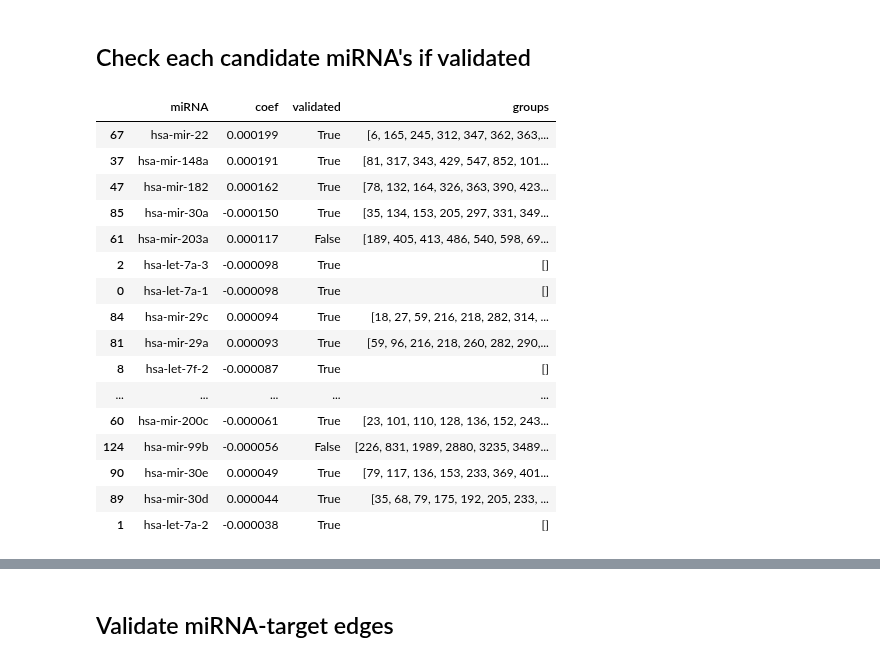
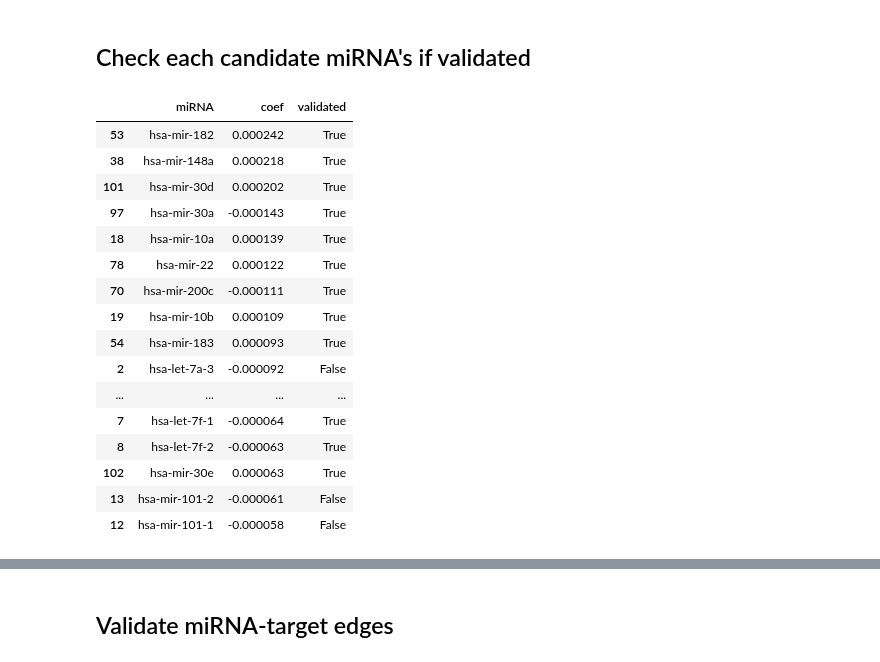
Before and after one commit to JonnyTran/microRNA-Lung-Cancer-Associations, a Jupyter notebook: notebooks/miRNA-gene_exp.ipynb, the cells around one changed output, grey strips where cells are left out. Saved outputs shown, nothing was run; the diff lists cells and outputs as text; code cells hidden in the pictures.

```diff
--- a/notebooks/miRNA-gene_exp.ipynb
+++ b/notebooks/miRNA-gene_exp.ipynb
@@ -159,13 +195,13 @@ miRNAs_in_MTDN 243
 # %%
 from sklearn.model_selection import train_test_split
 
-X, y = tgca_luad.make_dataset(dataset='miRNA', normal_tumor='both', normal_matched=True, mirna_gene_matched=False,
+X, y = tgca_luad.make_dataset(dataset='miRNA', normal_tumor='both', normal_matched=False, mirna_gene_matched=False,
                               pathologic_stages=['normal', 'Stage I', 'Stage II', 'Stage III', 'Stage IV'],
                               label_mapping={'normal': -1, 'Stage I': 1, 'Stage II': 1, 'Stage III': 1, 'Stage IV': 1})
 
 X_multi, y_multi = tgca_luad.make_dataset(dataset='miRNA', normal_tumor='both', normal_matched=False, mirna_gene_matched=False,
                               pathologic_stages=['normal', 'Stage I', 'Stage II', 'Stage III', 'Stage IV'],
-                                          label_mapping={'normal': 0, 'Stage I': 1, 'Stage II': 2, 'Stage III': 3, 'Stage IV': 4})
+                                          label_mapping={'normal': 0, 'Stage I': 1, 'Stage II': 2, 'Stage III': 2, 'Stage IV': 2})
 
 X_train, X_test, Y_train, Y_test = \
     train_test_split(X, y, test_size=0.2, random_state=np.random.randint(0, 10000), stratify=y)
@@ -331,7 +389,16 @@ mir2disease_nsclc_miRNA_df.drop_duplicates(inplace=True)
 mir2disease_nsclc_miRNAs = mir2disease_nsclc_miRNA_df['miRNA'].unique()
 print "mir2disease_nsclc_miRNAs", mir2disease_nsclc_miRNAs.shape
 
-validating_miRNAs = HMDD_lung_neoplasm_miRNAs
+dbDEMC_df = pandas.read_table(os.path.join(ROOT_DIR, 'data/external/dbDEMC.txt'), delimiter='\t')
+dbDEMC_df = dbDEMC_df[dbDEMC_df['Cancer Type'] == 'lung cancer']
+dbDEMC_df = dbDEMC_df[dbDEMC_df['Cancer Subtype'] == 'lung adenocarcinoma']
+dbDEMC_df['miRNA ID'] = dbDEMC_df['miRNA ID'].str.lower()
+dbDEMC_df['miRNA ID'] = dbDEMC_df['miRNA ID'].str.replace("*", "")
+dbDEMC_df['miRNA ID'] = dbDEMC_df['miRNA ID'].str.replace("-3p.*|-5p.*", "")
+dbDEMC_luad_miRNAs = dbDEMC_df['miRNA ID'].unique()
+print 'dbDEMC_luad_miRNAs', len(dbDEMC_df['miRNA ID'].unique())
+
+validating_miRNAs = dbDEMC_luad_miRNAs
 # %% [output]
 HMDD_lung_neoplasm_miRNAs (157,)
 miRCancer_luad_miRNAs 27
@@ -384,26 +449,26 @@ pandas.DataFrame(models, columns=['method', 'no_selected', 'recall_rate', 'preci
 # %% [markdown]
 ## Check each candidate miRNA's if validated
 # %%
-candidate_miRNAs = sparse_group_l2.get_selected_miRNAs(mirna_list)
-candidate_miRNAs['validated'] = candidate_miRNAs.apply(lambda row: row['miRNA'] in HMDD_lung_neoplasm_miRNAs, axis=1)
-candidate_miRNAs['groups'] = candidate_miRNAs.apply(lambda row: network.find_miRNA_groups(row['miRNA']), axis=1)
+candidate_miRNAs = elastic_net.get_selected_miRNAs(tgca_luad.mirna_list)
+candidate_miRNAs['validated'] = candidate_miRNAs.apply(lambda row: row['miRNA'] in validating_miRNAs, axis=1)
+# candidate_miRNAs['groups'] = candidate_miRNAs.apply(lambda row: network.find_miRNA_groups(row['miRNA']), axis=1)
 candidate_miRNAs.head(20)
 # %% [output]
-|  | miRNA | coef | validated | groups |
-| 67 | hsa-mir-22 | 0.000199 | True | [6, 165, 245, 312, 347, 362, 363,... |
-| 37 | hsa-mir-148a | 0.000191 | True | [81, 317, 343, 429, 547, 852, 101... |
-| 47 | hsa-mir-182 | 0.000162 | True | [78, 132, 164, 326, 363, 390, 423... |
-| 85 | hsa-mir-30a | -0.000150 | True | [35, 134, 153, 205, 297, 331, 349... |
-| 61 | hsa-mir-203a | 0.000117 | False | [189, 405, 413, 486, 540, 598, 69... |
-| 2 | hsa-let-7a-3 | -0.000098 | True | [] |
-| 0 | hsa-let-7a-1 | -0.000098 | True | [] |
-| 84 | hsa-mir-29c | 0.000094 | True | [18, 27, 59, 216, 218, 282, 314, ... |
-| 81 | hsa-mir-29a | 0.000093 | True | [59, 96, 216, 218, 260, 282, 290,... |
-| 8 | hsa-let-7f-2 | -0.000087 | True | [] |
-| ... | ... | ... | ... | ... |
-| 60 | hsa-mir-200c | -0.000061 | True | [23, 101, 110, 128, 136, 152, 243... |
-| 124 | hsa-mir-99b | -0.000056 | False | [226, 831, 1989, 2880, 3235, 3489... |
-| 90 | hsa-mir-30e | 0.000049 | True | [79, 117, 136, 153, 233, 369, 401... |
-| 89 | hsa-mir-30d | 0.000044 | True | [35, 68, 79, 175, 192, 205, 233, ... |
-| 1 | hsa-let-7a-2 | -0.000038 | True | [] |
+|  | miRNA | coef | validated |
+| 53 | hsa-mir-182 | 0.000242 | True |
+| 38 | hsa-mir-148a | 0.000218 | True |
+| 101 | hsa-mir-30d | 0.000202 | True |
+| 97 | hsa-mir-30a | -0.000143 | True |
+| 18 | hsa-mir-10a | 0.000139 | True |
+| 78 | hsa-mir-22 | 0.000122 | True |
+| 70 | hsa-mir-200c | -0.000111 | True |
+| 19 | hsa-mir-10b | 0.000109 | True |
+| 54 | hsa-mir-183 | 0.000093 | True |
+| 2 | hsa-let-7a-3 | -0.000092 | False |
+| ... | ... | ... | ... |
+| 7 | hsa-let-7f-1 | -0.000064 | True |
+| 8 | hsa-let-7f-2 | -0.000063 | True |
+| 102 | hsa-mir-30e | 0.000063 | True |
+| 13 | hsa-mir-101-2 | -0.000061 | False |
+| 12 | hsa-mir-101-1 | -0.000058 | False |
 # %%
```
Also changed, not shown: parts of 14 cells of this notebook, 2 other files.
